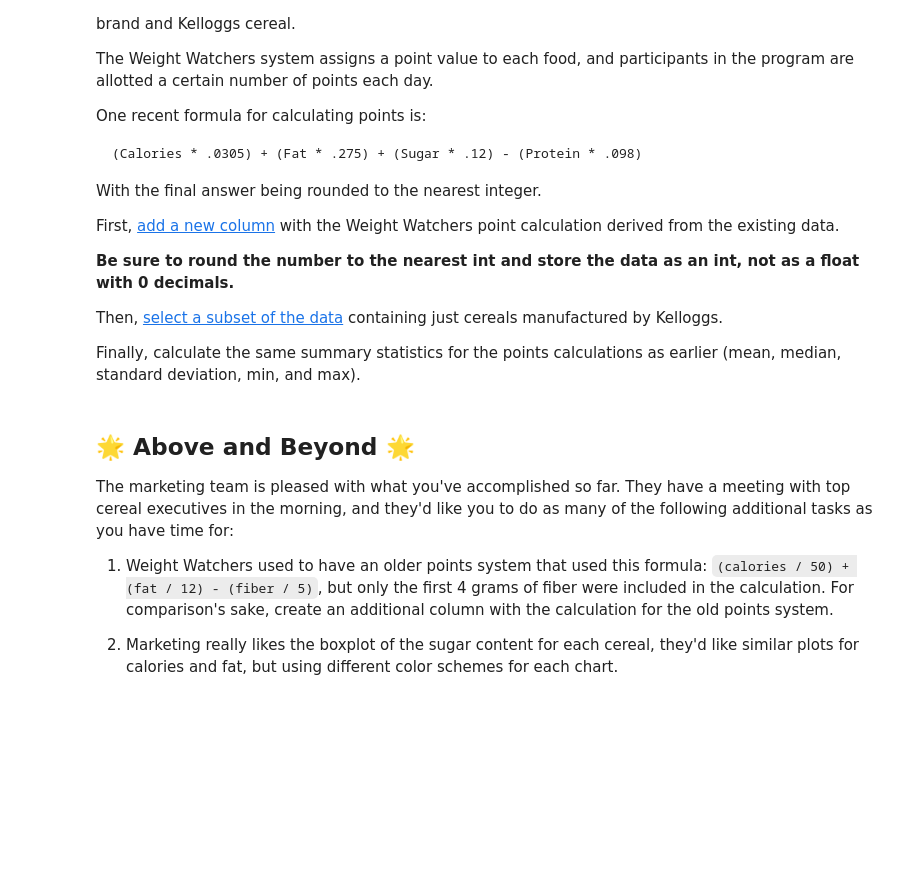
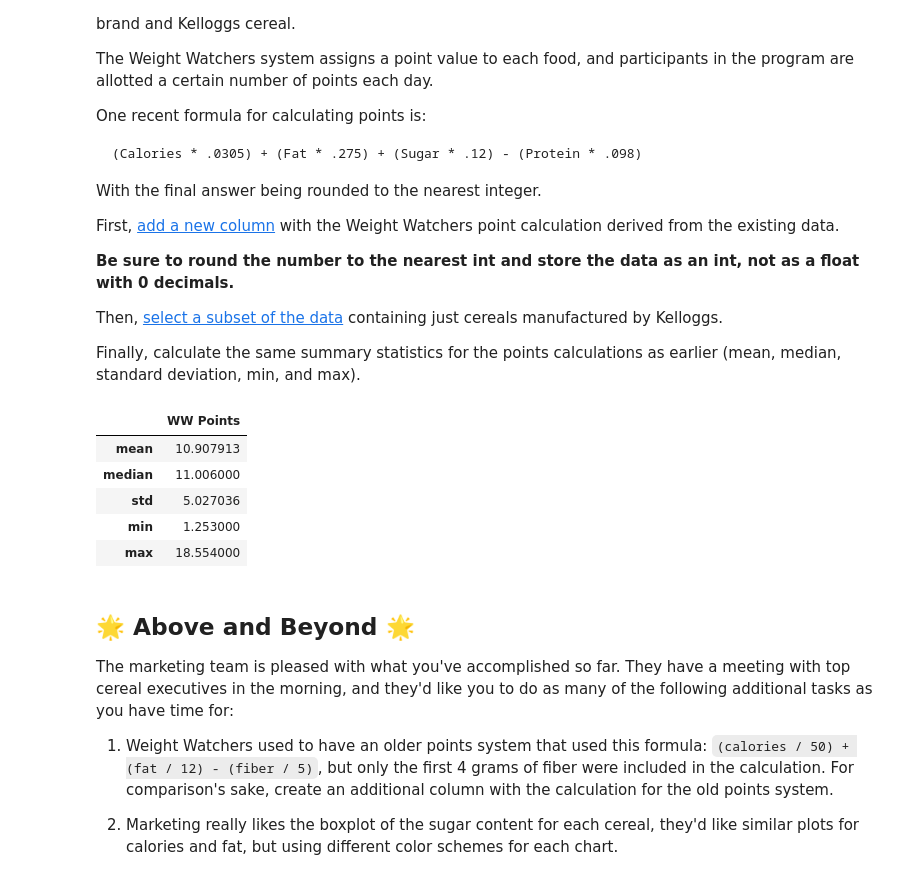
Before and after one commit to tuckertrostbyui/cs210-projects, a Jupyter notebook: notebooks/Exploration_02.ipynb, the cells around one changed output. Cells and saved outputs as stored; diff of their text form; code cells hidden in the pictures; blank space fills up the shorter version.

```diff
--- a/notebooks/Exploration_02.ipynb
+++ b/notebooks/Exploration_02.ipynb
@@ -195,6 +195,20 @@ First, [add a new column](https://pandas.pydata.org/docs/getting_started/intro_t
 Then, [select a subset of the data](https://pandas.pydata.org/docs/getting_started/intro_tutorials/03_subset_data.html#how-do-i-filter-specific-rows-from-a-dataframe) containing just cereals manufactured by Kelloggs.
 
 Finally, calculate the same summary statistics for the points calculations as earlier (mean, median, standard deviation, min, and max).
+# %%
+cereal['WW Points'] = (cereal['calories']* .0305) + (cereal['fat']* .275) + (cereal['sugars']+ .12) - (cereal['protein']*.098)
+# %%
+kelloggs = cereal[cereal['mfr']=='Kelloggs']
+# %%
+kelloggs.agg({
+        "WW Points": ["mean", "median", "std", "min","max"]})
+# %% [output]
+|  | WW Points |
+| mean | 10.907913 |
+| median | 11.006000 |
+| std | 5.027036 |
+| min | 1.253000 |
+| max | 18.554000 |
 # %% [markdown]
 ## 🌟 Above and Beyond 🌟
 
```
